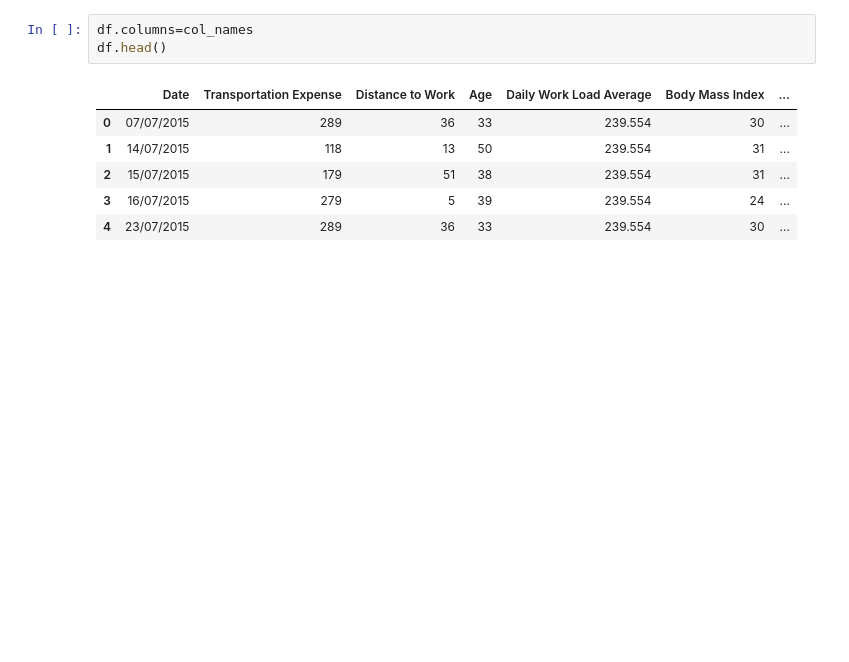
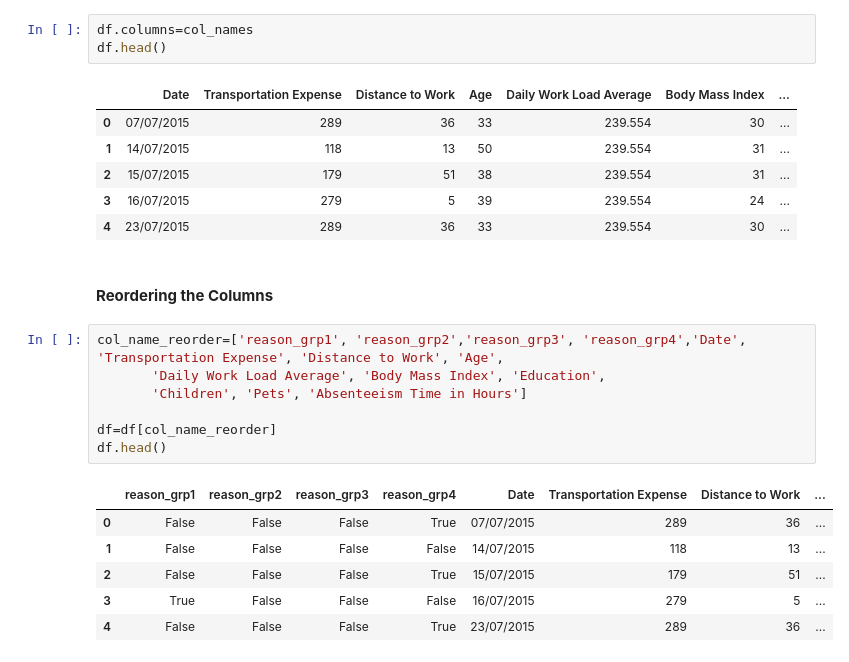
Before and after one commit to mohithsaran/Project-using-Python-SQL-Tableau, a Jupyter notebook: absenteeism.ipynb, the cells around one changed output. Cells and saved outputs as stored; diff of their text form; blank space fills up the shorter version.

Commit message:
Reordering the columns

```diff
--- a/absenteeism.ipynb
+++ b/absenteeism.ipynb
@@ -332,3 +332,19 @@ df.head()
 | 2 | 15/07/2015 | 179 | 51 | 38 | 239.554 | 31 | ... |
 | 3 | 16/07/2015 | 279 | 5 | 39 | 239.554 | 24 | ... |
 | 4 | 23/07/2015 | 289 | 36 | 33 | 239.554 | 30 | ... |
+# %% [markdown]
+#### **Reordering the Columns**
+# %%
+col_name_reorder=['reason_grp1', 'reason_grp2','reason_grp3', 'reason_grp4','Date', 'Transportation Expense', 'Distance to Work', 'Age',
+       'Daily Work Load Average', 'Body Mass Index', 'Education',
+       'Children', 'Pets', 'Absenteeism Time in Hours']
+
+df=df[col_name_reorder]
+df.head()
+# %% [output]
+|  | reason_grp1 | reason_grp2 | reason_grp3 | reason_grp4 | Date | Transportation Expense | Distance to Work | ... |
+| 0 | False | False | False | True | 07/07/2015 | 289 | 36 | ... |
+| 1 | False | False | False | False | 14/07/2015 | 118 | 13 | ... |
+| 2 | False | False | False | True | 15/07/2015 | 179 | 51 | ... |
+| 3 | True | False | False | False | 16/07/2015 | 279 | 5 | ... |
+| 4 | False | False | False | True | 23/07/2015 | 289 | 36 | ... |
```
